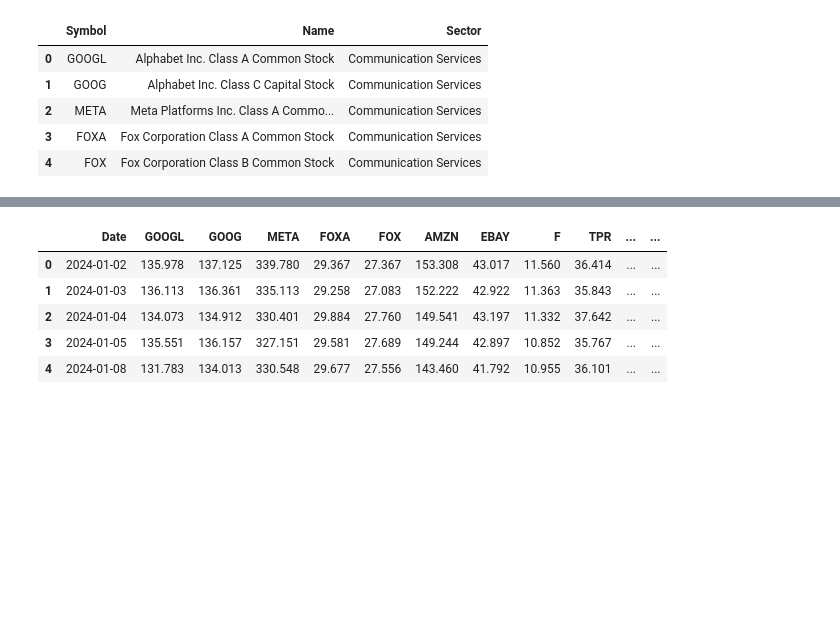
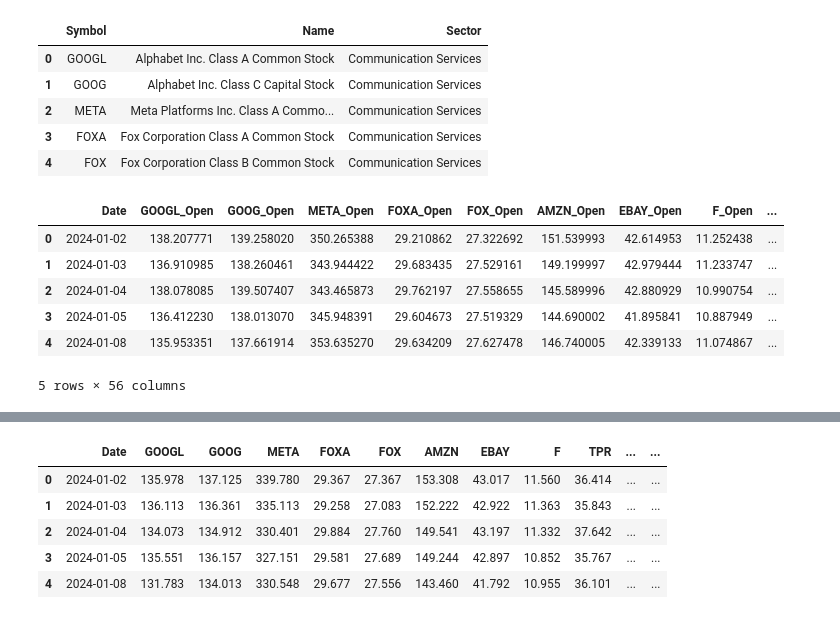
Before and after one commit to EstevesX10/SP500-Stock-Forecasting-and-Optimization, a Jupyter notebook: SP500 Stock Forecasting and Optimization/SP500 Stock Price Forecasting and Optimization.ipynb, the cells around one changed output, grey strips where cells are left out. Cells and saved outputs as stored; diff of their text form; code cells hidden in the pictures; blank space fills up the shorter version.

```diff
--- a/SP500 Stock Forecasting and Optimization/SP500 Stock Price Forecasting and Optimization.ipynb
+++ b/SP500 Stock Forecasting and Optimization/SP500 Stock Price Forecasting and Optimization.ipynb
@@ -372,3 +372,15 @@ for stockSymbol in extractedStocks:
 
     # Compute the models to predict the closing prices of each day in January 2024
     stockPredictor.trainModels()
+# %%
+# Get all the extracted stocks opening prices
+stocksOpeningPrices = getStocksOpeningPrices(stocks=extractedStocks, pathsConfig=pathsConfig)
+stocksOpeningPrices.head()
+# %% [output]
+|  | Date | GOOGL_Open | GOOG_Open | META_Open | FOXA_Open | FOX_Open | AMZN_Open | EBAY_Open | F_Open | ... |
+| 0 | 2024-01-02 | 138.207771 | 139.258020 | 350.265388 | 29.210862 | 27.322692 | 151.539993 | 42.614953 | 11.252438 | ... |
+| 1 | 2024-01-03 | 136.910985 | 138.260461 | 343.944422 | 29.683435 | 27.529161 | 149.199997 | 42.979444 | 11.233747 | ... |
+| 2 | 2024-01-04 | 138.078085 | 139.507407 | 343.465873 | 29.762197 | 27.558655 | 145.589996 | 42.880929 | 10.990754 | ... |
+| 3 | 2024-01-05 | 136.412230 | 138.013070 | 345.948391 | 29.604673 | 27.519329 | 144.690002 | 41.895841 | 10.887949 | ... |
+| 4 | 2024-01-08 | 135.953351 | 137.661914 | 353.635270 | 29.634209 | 27.627478 | 146.740005 | 42.339133 | 11.074867 | ... |
+5 rows × 56 columns
```
Also changed, not shown: parts of 5 cells of this notebook.
